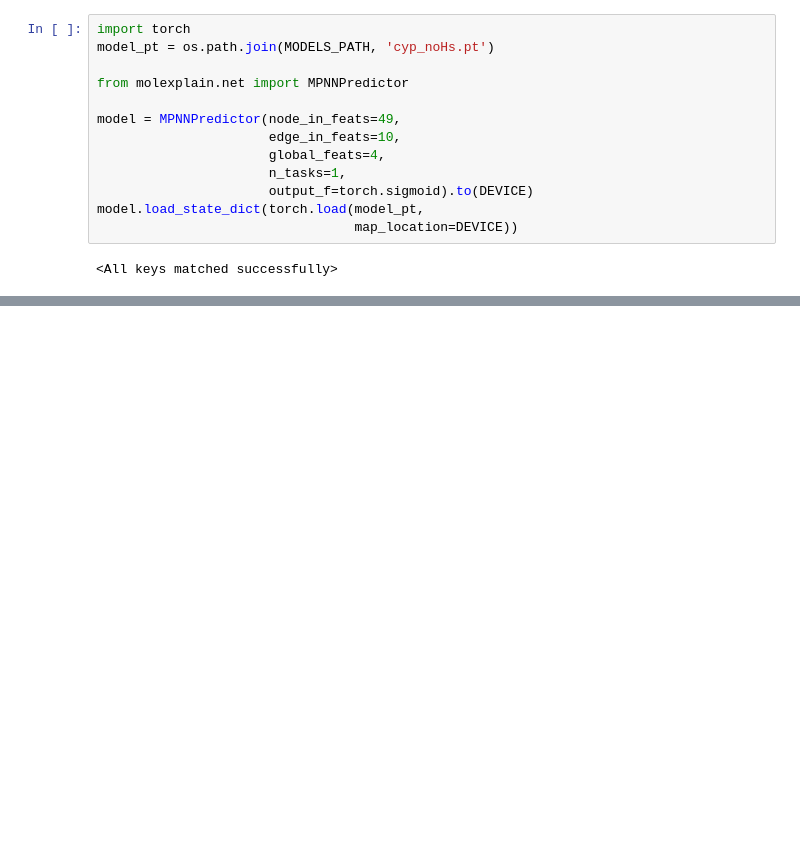
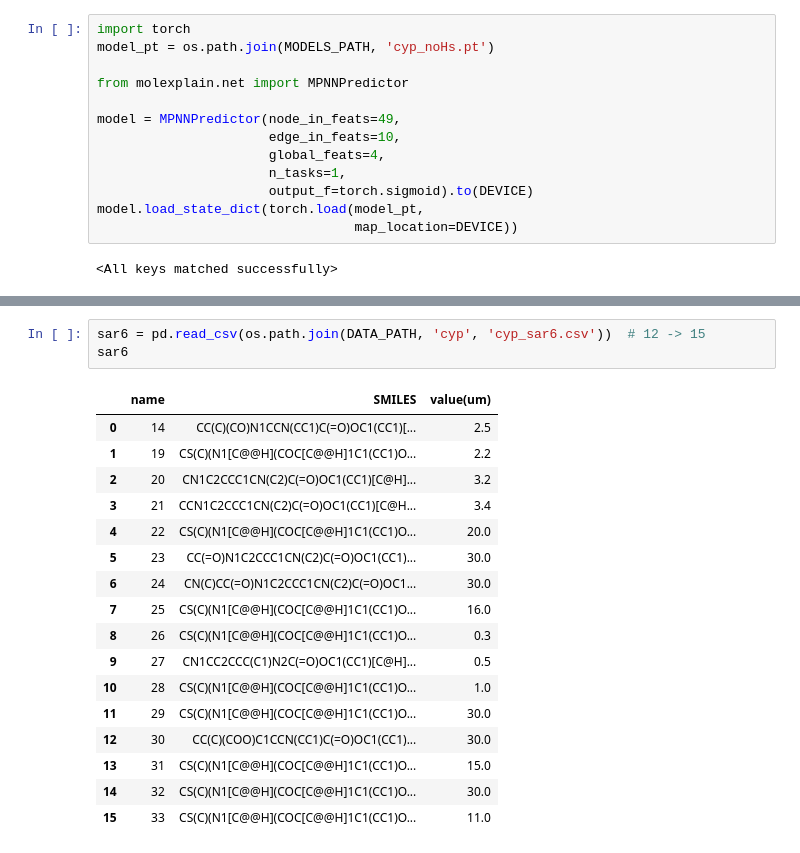
Before and after one commit to josejimenezluna/molgrad, a Jupyter notebook: molexplain/notebooks/cyp_motif.ipynb, the cells around one changed output, grey strips where cells are left out. Drawn from its saved outputs; the diff is of its cells as text; blank space fills up the shorter version.

```diff
--- a/molexplain/notebooks/cyp_motif.ipynb
+++ b/molexplain/notebooks/cyp_motif.ipynb
@@ -214,0 +741,21 @@ img
+# %%
+sar6 = pd.read_csv(os.path.join(DATA_PATH, 'cyp', 'cyp_sar6.csv'))  # 12 -> 15
+sar6
+# %% [output]
+|  | name | SMILES | value(um) |
+| 0 | 14 | CC(C)(CO)N1CCN(CC1)C(=O)OC1(CC1)[... | 2.5 |
+| 1 | 19 | CS(C)(N1[C@@H](COC[C@@H]1C1(CC1)O... | 2.2 |
+| 2 | 20 | CN1C2CCC1CN(C2)C(=O)OC1(CC1)[C@H]... | 3.2 |
+| 3 | 21 | CCN1C2CCC1CN(C2)C(=O)OC1(CC1)[C@H... | 3.4 |
+| 4 | 22 | CS(C)(N1[C@@H](COC[C@@H]1C1(CC1)O... | 20.0 |
+| 5 | 23 | CC(=O)N1C2CCC1CN(C2)C(=O)OC1(CC1)... | 30.0 |
+| 6 | 24 | CN(C)CC(=O)N1C2CCC1CN(C2)C(=O)OC1... | 30.0 |
+| 7 | 25 | CS(C)(N1[C@@H](COC[C@@H]1C1(CC1)O... | 16.0 |
+| 8 | 26 | CS(C)(N1[C@@H](COC[C@@H]1C1(CC1)O... | 0.3 |
+| 9 | 27 | CN1CC2CCC(C1)N2C(=O)OC1(CC1)[C@H]... | 0.5 |
+| 10 | 28 | CS(C)(N1[C@@H](COC[C@@H]1C1(CC1)O... | 1.0 |
+| 11 | 29 | CS(C)(N1[C@@H](COC[C@@H]1C1(CC1)O... | 30.0 |
+| 12 | 30 | CC(C)(COO)C1CCN(CC1)C(=O)OC1(CC1)... | 30.0 |
+| 13 | 31 | CS(C)(N1[C@@H](COC[C@@H]1C1(CC1)O... | 15.0 |
+| 14 | 32 | CS(C)(N1[C@@H](COC[C@@H]1C1(CC1)O... | 30.0 |
+| 15 | 33 | CS(C)(N1[C@@H](COC[C@@H]1C1(CC1)O... | 11.0 |
```
Also changed, not shown: parts of 90 cells of this notebook, 1 other file.
